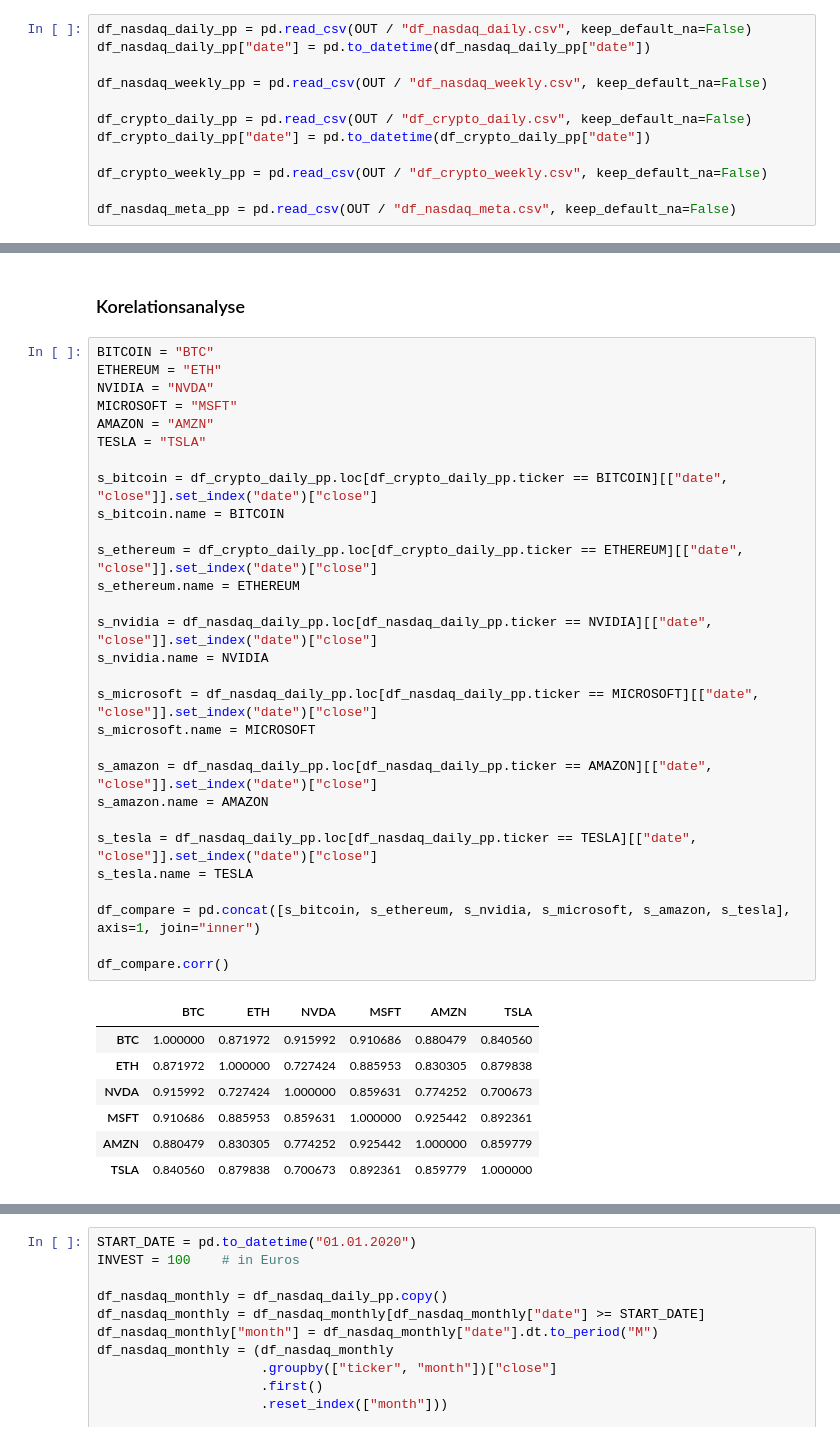
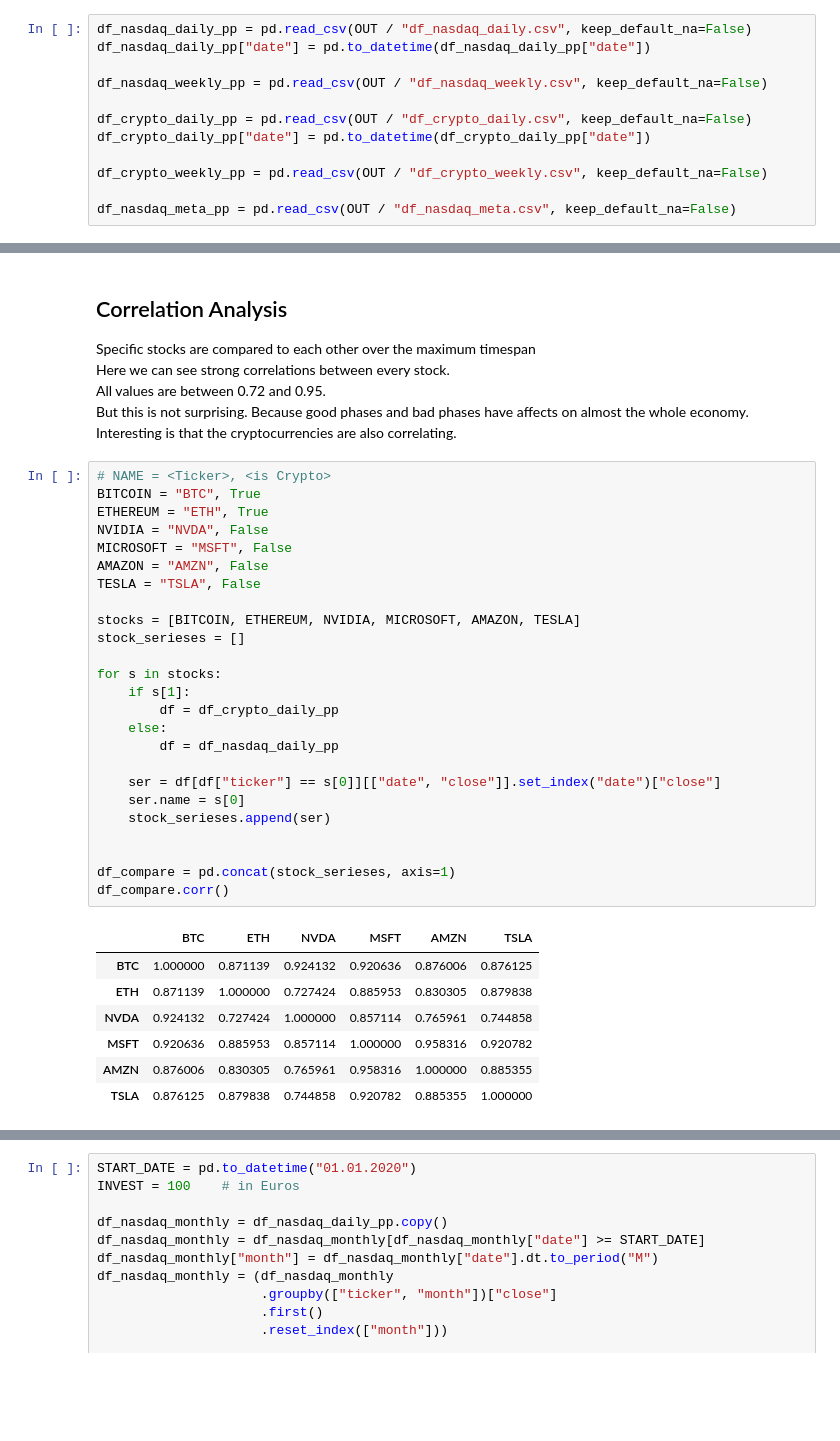
Before and after one commit to Mattis-Schulte/nasdaq-crypto-data-analytics-ws25-26, a Jupyter notebook: notebooks/02_data_analysis.ipynb, the cells around one changed output, grey strips where cells are left out. Drawn from its saved outputs; the diff is of its cells as text; blank space fills up the shorter version.

```diff
--- a/notebooks/02_data_analysis.ipynb
+++ b/notebooks/02_data_analysis.ipynb
@@ -165,42 +236,43 @@ print(f"p-Wert: {p_value:.4e}")
 Shapiro-Wilk Statistik: 0.8978
 p-Wert: 1.4224e-49
 # %% [markdown]
-### Korelationsanalyse
+## Correlation Analysis
+Specific stocks are compared to each other over the maximum timespan<br>
+Here we can see strong correlations between every stock.<br>
+All values are between 0.72 and 0.95.<br>
+But this is not surprising. Because good phases and bad phases have affects on almost the whole economy.<br>
+Interesting is that the cryptocurrencies are also correlating.
 # %%
-BITCOIN = "BTC"
-ETHEREUM = "ETH"
-NVIDIA = "NVDA"
-MICROSOFT = "MSFT"
-AMAZON = "AMZN"
-TESLA = "TSLA"
+# NAME = <Ticker>, <is Crypto>
+BITCOIN = "BTC", True
+ETHEREUM = "ETH", True
+NVIDIA = "NVDA", False
+MICROSOFT = "MSFT", False
+AMAZON = "AMZN", False
+TESLA = "TSLA", False
 
-s_bitcoin = df_crypto_daily_pp.loc[df_crypto_daily_pp.ticker == BITCOIN][["date", "close"]].set_index("date")["close"]
-s_bitcoin.name = BITCOIN
+stocks = [BITCOIN, ETHEREUM, NVIDIA, MICROSOFT, AMAZON, TESLA]
+stock_serieses = []
 
-s_ethereum = df_crypto_daily_pp.loc[df_crypto_daily_pp.ticker == ETHEREUM][["date", "close"]].set_index("date")["close"]
-s_ethereum.name = ETHEREUM
+for s in stocks:
+    if s[1]:
+        df = df_crypto_daily_pp
+    else:
+        df = df_nasdaq_daily_pp
 
-s_nvidia = df_nasdaq_daily_pp.loc[df_nasdaq_daily_pp.ticker == NVIDIA][["date", "close"]].set_index("date")["close"]
-s_nvidia.name = NVIDIA
+    ser = df[df["ticker"] == s[0]][["date", "close"]].set_index("date")["close"]
+    ser.name = s[0]
+    stock_serieses.append(ser)
 
-s_microsoft = df_nasdaq_daily_pp.loc[df_nasdaq_daily_pp.ticker == MICROSOFT][["date", "close"]].set_index("date")["close"]
-s_microsoft.name = MICROSOFT
 
-s_amazon = df_nasdaq_daily_pp.loc[df_nasdaq_daily_pp.ticker == AMAZON][["date", "close"]].set_index("date")["close"]
-s_amazon.name = AMAZON
-
-s_tesla = df_nasdaq_daily_pp.loc[df_nasdaq_daily_pp.ticker == TESLA][["date", "close"]].set_index("date")["close"]
-s_tesla.name = TESLA
-
-df_compare = pd.concat([s_bitcoin, s_ethereum, s_nvidia, s_microsoft, s_amazon, s_tesla], axis=1, join="inner")
-
+df_compare = pd.concat(stock_serieses, axis=1)
 df_compare.corr()
 # %% [output]
 |  | BTC | ETH | NVDA | MSFT | AMZN | TSLA |
-| BTC | 1.000000 | 0.871972 | 0.915992 | 0.910686 | 0.880479 | 0.840560 |
-| ETH | 0.871972 | 1.000000 | 0.727424 | 0.885953 | 0.830305 | 0.879838 |
-| NVDA | 0.915992 | 0.727424 | 1.000000 | 0.859631 | 0.774252 | 0.700673 |
-| MSFT | 0.910686 | 0.885953 | 0.859631 | 1.000000 | 0.925442 | 0.892361 |
-| AMZN | 0.880479 | 0.830305 | 0.774252 | 0.925442 | 1.000000 | 0.859779 |
-| TSLA | 0.840560 | 0.879838 | 0.700673 | 0.892361 | 0.859779 | 1.000000 |
+| BTC | 1.000000 | 0.871139 | 0.924132 | 0.920636 | 0.876006 | 0.876125 |
+| ETH | 0.871139 | 1.000000 | 0.727424 | 0.885953 | 0.830305 | 0.879838 |
+| NVDA | 0.924132 | 0.727424 | 1.000000 | 0.857114 | 0.765961 | 0.744858 |
+| MSFT | 0.920636 | 0.885953 | 0.857114 | 1.000000 | 0.958316 | 0.920782 |
+| AMZN | 0.876006 | 0.830305 | 0.765961 | 0.958316 | 1.000000 | 0.885355 |
+| TSLA | 0.876125 | 0.879838 | 0.744858 | 0.920782 | 0.885355 | 1.000000 |
 # %% [markdown]
```
Also changed, not shown: parts of 31 cells of this notebook, 1 other file.
